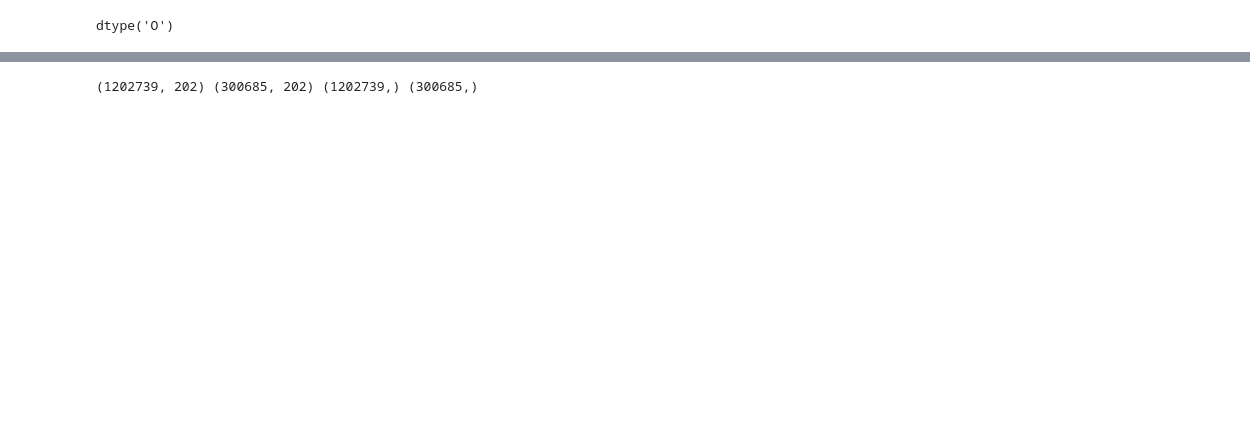
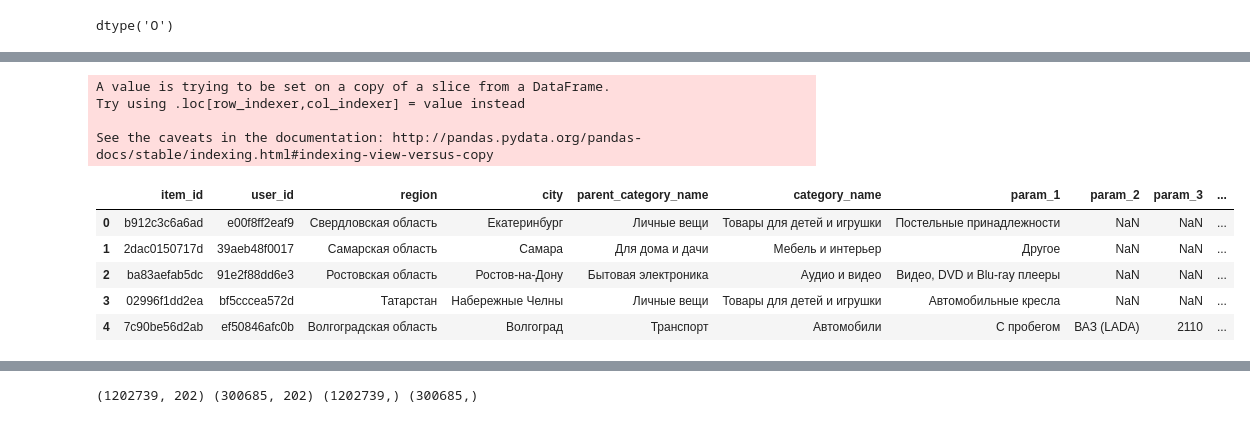
Before and after one commit to albalu/gdso-avito, a Jupyter notebook: title_description_analysis.ipynb, the cells around one changed output, grey strips where cells are left out. Saved outputs shown, nothing was run; the diff lists cells and outputs as text; code cells hidden in the pictures; blank space fills up the shorter version.

```diff
--- a/title_description_analysis.ipynb
+++ b/title_description_analysis.ipynb
@@ -62,16 +155,46 @@ dtype('O')
 # %%
-import re
-import pymorphy2
-morph = pymorphy2.MorphAnalyzer()
-retoken = re.compile(r'[\'\w\-]+')
-def normalize(text):
-    text = retoken.findall(text.lower()) # make all text lowercase
-    text = [morph.parse(x)[0].normal_form for x in text] # morphological analysis
-    return ' '.join(text)
+def add_normalize_morph_title(data):
+    import re
+    import pymorphy2
+    morph = pymorphy2.MorphAnalyzer()
+    retoken = re.compile(r'[\'\w\-]+')
 
-train['title'] = train['title'].astype(str)
-train['description'] = train['description'].astype(str)
+    def get_words(s):
+        list_words = retoken.findall(s)
+        return ' '.join([morph.parse(x)[0].normal_form for x in list_words])
 
-train['title'] = train['title'].apply(normalize)
-train['description'] = train['description'].apply(normalize)
+    data["title_norm"] = data["title"].apply(get_words)
+    return data
+
+def add_normalize_morph_desc(data):
+    import re
+    import pymorphy2
+    morph = pymorphy2.MorphAnalyzer()
+    retoken = re.compile(r'[\'\w\-]+')
+
+    def get_words(s):
+        list_words = retoken.findall(s)
+        return ' '.join([morph.parse(x)[0].normal_form for x in list_words])
+
+    data["desc_norm"] = data["description"].apply(get_words)
+    return data
+
+#train['title'] = train['title'].astype(str)
+#train['description'] = train['description'].astype(str)
+
+#train['title'] = train['title'].apply(normalize)
+#train['description'] = train['description'].apply(normalize)
+# %%
+add_normalize_morph_desc(train[:5])
+# %% [output]
+A value is trying to be set on a copy of a slice from a DataFrame.
+Try using .loc[row_indexer,col_indexer] = value instead
+
+See the caveats in the documentation: http://pandas.pydata.org/pandas-docs/stable/indexing.html#indexing-view-versus-copy
+|  | item_id | user_id | region | city | parent_category_name | category_name | param_1 | param_2 | param_3 | ... |
+| 0 | b912c3c6a6ad | e00f8ff2eaf9 | Свердловская область | Екатеринбург | Личные вещи | Товары для детей и игрушки | Постельные принадлежности | NaN | NaN | ... |
+| 1 | 2dac0150717d | 39aeb48f0017 | Самарская область | Самара | Для дома и дачи | Мебель и интерьер | Другое | NaN | NaN | ... |
+| 2 | ba83aefab5dc | 91e2f88dd6e3 | Ростовская область | Ростов-на-Дону | Бытовая электроника | Аудио и видео | Видео, DVD и Blu-ray плееры | NaN | NaN | ... |
+| 3 | 02996f1dd2ea | bf5cccea572d | Татарстан | Набережные Челны | Личные вещи | Товары для детей и игрушки | Автомобильные кресла | NaN | NaN | ... |
+| 4 | 7c90be56d2ab | ef50846afc0b | Волгоградская область | Волгоград | Транспорт | Автомобили | С пробегом | ВАЗ (LADA) | 2110 | ... |
 # %% [markdown]
```
Also changed, not shown: parts of 33 cells of this notebook.
